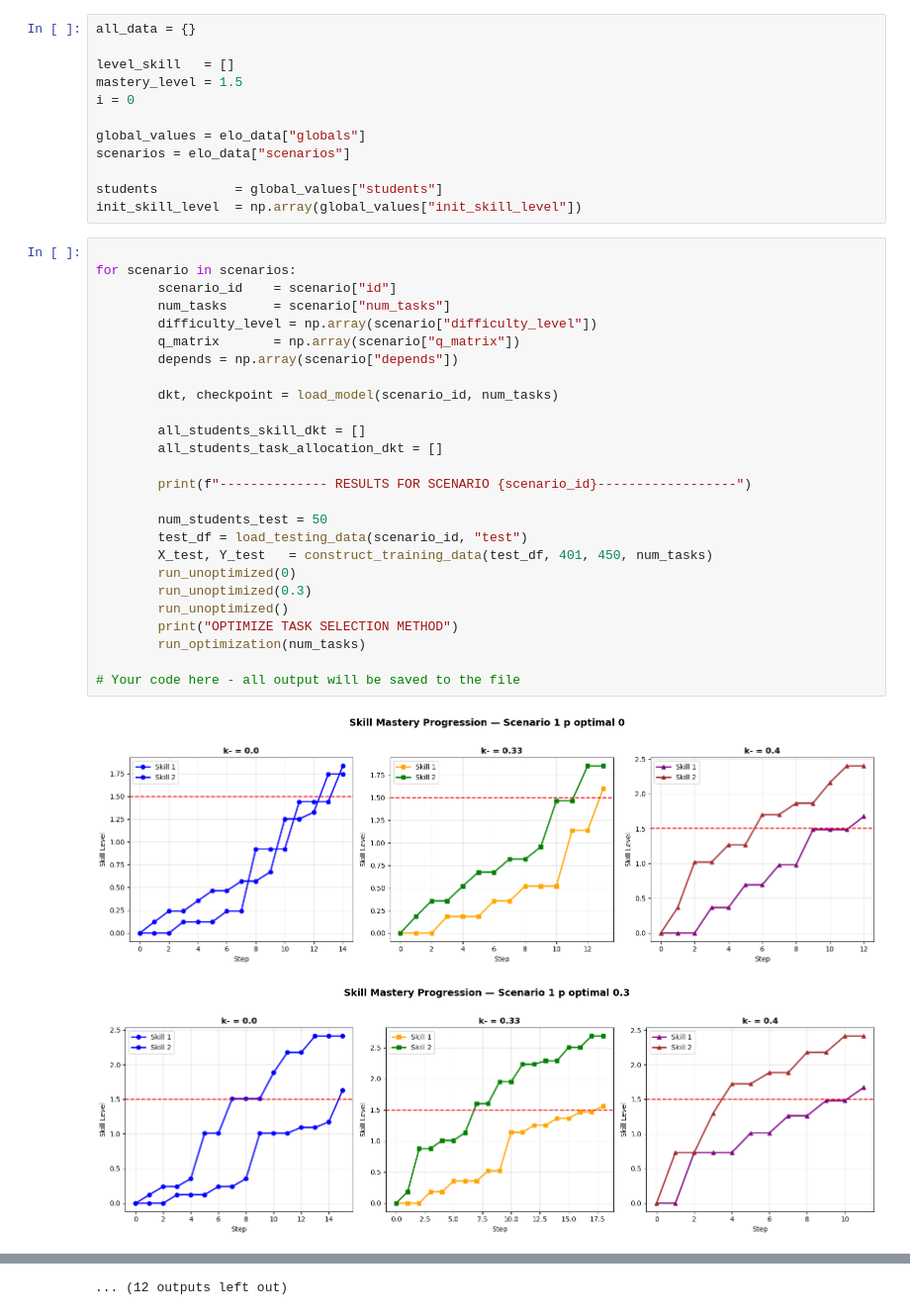
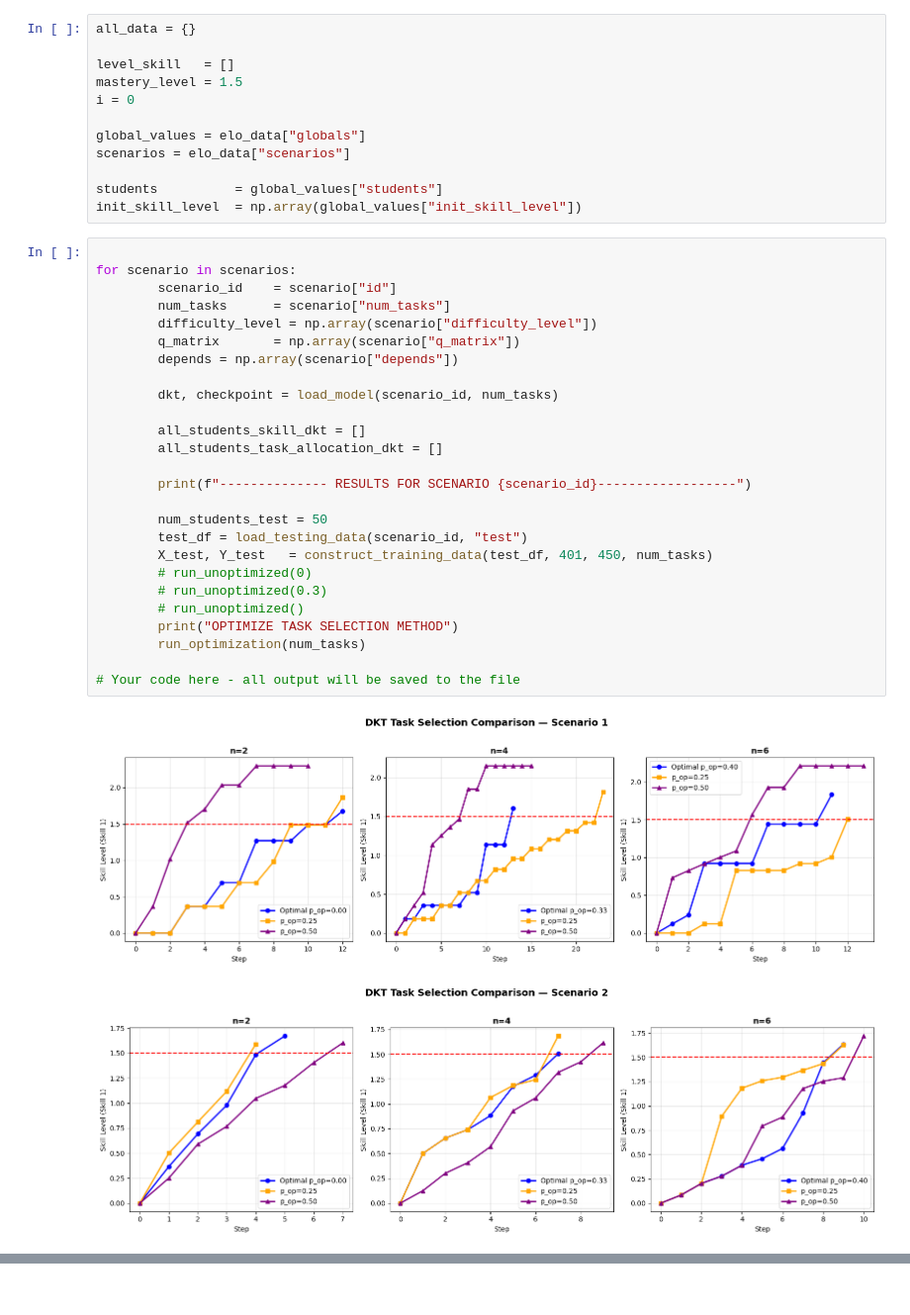
Before and after one commit to GraceCeline/Optimization_Knowledge_Tracing, a Jupyter notebook: Optimization_Script/Highest_Learning_Gain/Optimization_Kappa_DKT.ipynb, the cells around one changed output, grey strips where cells are left out. Shown at 99% size. Cells and saved outputs as stored; diff of their text form.

Commit message:
draw better plots for better readability

```diff
--- a/Optimization_Script/Highest_Learning_Gain/Optimization_Kappa_DKT.ipynb
+++ b/Optimization_Script/Highest_Learning_Gain/Optimization_Kappa_DKT.ipynb
@@ -433,29 +474,29 @@ init_skill_level  = np.array(global_values["init_skill_level"])
 # %%
 
 for scenario in scenarios:
         scenario_id    = scenario["id"]
         num_tasks      = scenario["num_tasks"]
         difficulty_level = np.array(scenario["difficulty_level"])
         q_matrix       = np.array(scenario["q_matrix"])
         depends = np.array(scenario["depends"])
 
         dkt, checkpoint = load_model(scenario_id, num_tasks)
 
         all_students_skill_dkt = []
         all_students_task_allocation_dkt = []
 
         print(f"-------------- RESULTS FOR SCENARIO {scenario_id}------------------")
 
         num_students_test = 50
         test_df = load_testing_data(scenario_id, "test")
         X_test, Y_test   = construct_training_data(test_df, 401, 450, num_tasks)
-        run_unoptimized(0)
-        run_unoptimized(0.3)
-        run_unoptimized()
+        # run_unoptimized(0)
+        # run_unoptimized(0.3)
+        # run_unoptimized()
         print("OPTIMIZE TASK SELECTION METHOD")
         run_optimization(num_tasks)
 
 # Your code here - all output will be saved to the file
 # %% [output]
-[figure, old version]
+[figure, new version]
-[figure, old version]
+[figure, new version]
@@ -472 +506,0 @@ for scenario in scenarios:
-... (12 outputs left out)
```
Also changed, not shown: parts of 3 cells of this notebook.
